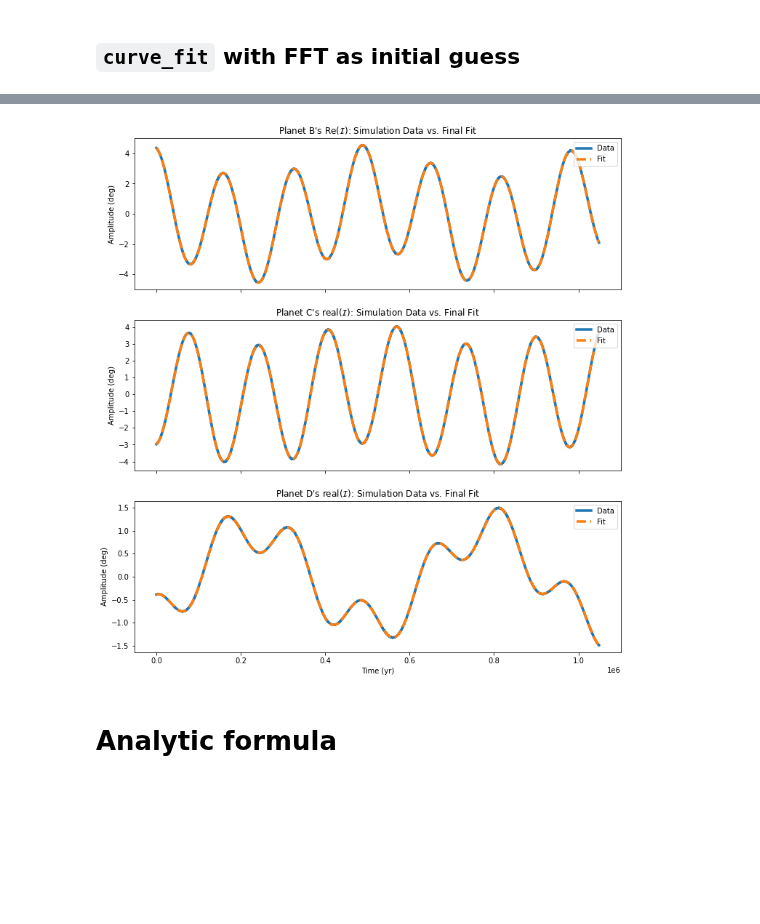
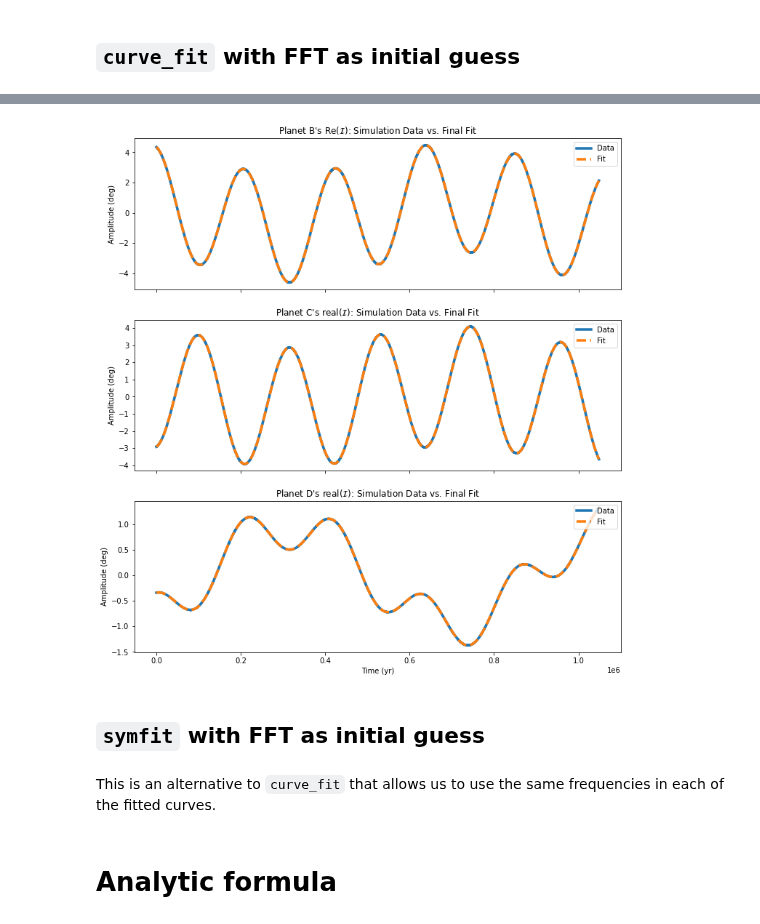
Before and after one commit to Jupiter1994/inc-dynamics, a Jupyter notebook: three_planet/three_planet.ipynb, the cells around one changed output, grey strips where cells are left out. Drawn from its saved outputs; the diff is of its cells as text; code cells hidden in the pictures; blank space fills up the shorter version.

Commit message:
3p alpha=1.9, working on symfit for 3p

```diff
--- a/three_planet/three_planet.ipynb
+++ b/three_planet/three_planet.ipynb
@@ -66,7 +66,7 @@ M_e = 3.00273e-6 # Earth mass in Msun
 star_mass = 1.0
 
 # set semimajor axis ratio of adjacent planets
-alpha = 1 / 1.8
+alpha = 1 / 1.9
 
 # Each planet has 4 provided params: mass (m) in Earth masses, semimajor axis (a),
 # inclination (inc), and Omega. The three omitted orbital params (e, f, omega)
@@ -451,8 +456,8 @@ c_fft = c_fft[:N//2]
 d_fft = 2 / num_steps * np.abs(fft.fft(d_complex_incs_deg.real))
 d_fft = d_fft[:N//2]
 
-g1_num = d_freqs[0]
-g2_num = b_freqs[0]
+g1_num = b_freqs[0]
+g2_num = b_freqs[1]
 print('Initial guesses for g:')
 print(g1_num, g2_num)
 freqs = fft.fftfreq(num_steps, tstep)[:N//2]
@@ -473,7 +478,7 @@ plt.plot(freqs, c_fft, label='Planet C')
 plt.plot(freqs, d_fft, label='Planet D')
 
 plt.xlabel('Frequency (years$^{-1}$)')
-plt.xlim(0, 3e-5)
+plt.xlim(0, 1e-5)
 plt.ylabel('Amplitude (deg)')
 plt.title("Fourier Transforms of Planet B, C, and D's Re($\mathcal{I}$) Series")
 plt.legend()
@@ -488,3 +493,19 @@ Initial guesses for g:
 # %% [markdown]
 ## `curve_fit` with FFT as initial guess
+# %%
+def cos_func(x, a, b, c):
+    '''
+    Returns a cosine function.
+
+    '''
+
+    return a * np.cos(b * x + c)
+
+def test_func(x, a1, b1, c1, a2, b2, c2):
+    '''
+    Returns a sum of 2 cosine functions.
+
+    '''
+
+    return cos_func(x, a1, b1, c1) + cos_func(x, a2, b2, c2)
 # %%
@@ -550,37 +555,41 @@ Fitted params (D):
 fig, (ax1, ax2, ax3) = plt.subplots(3, 1, sharex=True, figsize=(12,13))
 fig.patch.set_facecolor('white')
 
 # Planet B
-fitted_b_series = test_func(times, a1_B, b1_B, c1_B, d1_B, \
-                            a2_B, b2_B, c2_B, d2_B)
+fitted_b_series = test_func(times, a1_B, b1_B, c1_B, \
+                            a2_B, b2_B, c2_B)
 ax1.plot(times, b_series, lw='3.5', label='Data')
 ax1.plot(times, fitted_b_series, '--', lw='3.5', label='Fit')
 ax1.set_ylabel('Amplitude (deg)')
 ax1.set_title("Planet B's Re($\mathcal{I}$): Simulation Data vs. Final Fit")
 ax1.legend(loc='upper right')
 
 # Planet C
-fitted_c_series = test_func(times, a1_C, b1_C, c1_C, d1_C, \
-                            a2_C, b2_C, c2_C, d2_C)
+fitted_c_series = test_func(times, a1_C, b1_C, c1_C, \
+                            a2_C, b2_C, c2_C)
 ax2.plot(times, c_series, lw='3.5', label='Data')
 ax2.plot(times, fitted_c_series, '--', lw='3.5', label='Fit')
 #ax2.set_xlabel('Time (yr)')
 ax2.set_ylabel('Amplitude (deg)')
 ax2.set_title("Planet C's real($\mathcal{I}$): Simulation Data vs. Final Fit")
 ax2.legend(loc='upper right')
 
 # Planet D
-fitted_d_series = test_func(times, a1_D, b1_D, c1_D, d1_D, \
-                            a2_D, b2_D, c2_D, d2_D)
+fitted_d_series = test_func(times, a1_D, b1_D, c1_D, \
+                            a2_D, b2_D, c2_D)
 ax3.plot(times, d_series, lw='3.5', label='Data')
 ax3.plot(times, fitted_d_series, '--', lw='3.5', label='Fit')
 ax3.set_xlabel('Time (yr)')
 ax3.set_ylabel('Amplitude (deg)')
 ax3.set_title("Planet D's real($\mathcal{I}$): Simulation Data vs. Final Fit")
 ax3.legend(loc='upper right')
 
 # fig_path = "Figures/BCD_data_vs_curvefit"
 # plt.savefig(fig_path, bbox_inches='tight')
 plt.show()
 # %% [output]
-[figure, old version]
+[figure, new version]
+# %% [markdown]
+## `symfit` with FFT as initial guess
+# %% [markdown]
+This is an alternative to `curve_fit` that allows us to use the same frequencies in each of the fitted curves.
```
Also changed, not shown: parts of 13 cells of this notebook, 3 other files.
